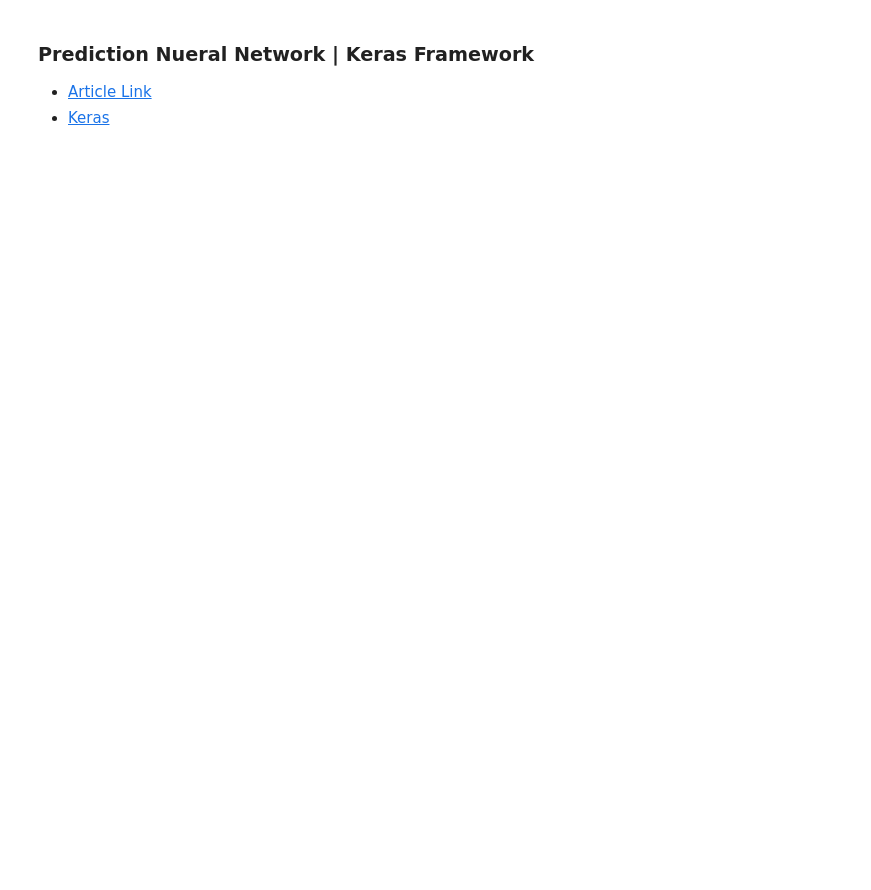
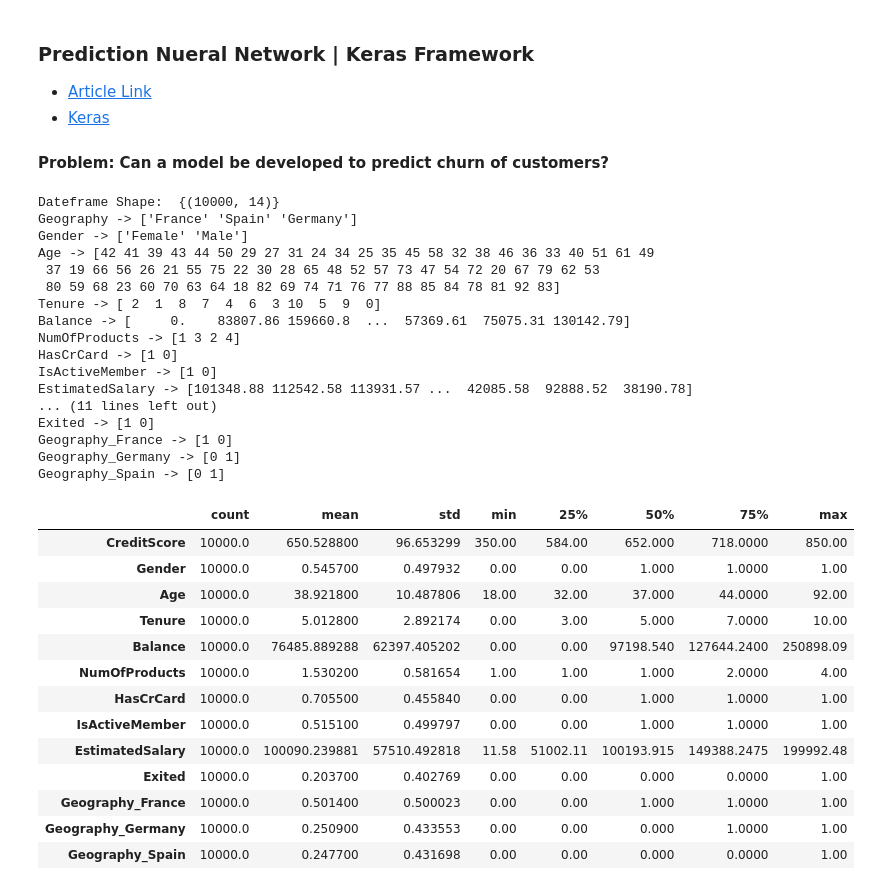
Before and after one commit to protovici/Data-Sciences, a Jupyter notebook: TensorFlow_Dev/churn_prediction.ipynb, the cells around one changed output. Saved outputs shown, nothing was run; the diff lists cells and outputs as text; code cells hidden in the pictures; blank space fills up the shorter version.

```diff
--- a/TensorFlow_Dev/churn_prediction.ipynb
+++ b/TensorFlow_Dev/churn_prediction.ipynb
@@ -2,6 +2,8 @@
 ### Prediction Nueral Network | Keras Framework
 - [Article Link](https://www.kaggle.com/youssefhesham8/chrun-bank-data-with-simple-ann)
 - [Keras](https://keras.io/api/models/sequential/)
+
+#### Problem: Can a model be developed to predict churn of customers?
 # %%
 import numpy as np # linear algebra
 import pandas as pd # data processing, CSV file I/O (e.g. pd.read_csv)
@@ -17,18 +19,52 @@ import matplotlib.pyplot as plt
 import shap
 from imblearn.over_sampling import SMOTE
 # %%
-df = pd.read_csv(r'E:\random_data\Churn_Modelling.csv')
+df = pd.read_csv(r'C:\Data Sciences\Data\all_data_files\Churn_Modelling.csv')
 print('\nDateframe Shape: ', {df.shape})
 
 df.drop(['RowNumber', 'CustomerId', 'Surname'], axis = 1, inplace=True)
 
 for i in df.columns:
     if i != 'CreditScore':
        print(f"{i} -> {df[i].unique()}")
 
 df['Gender'] = df['Gender'].replace({'Male':1 , 'Female':0})
 df = pd.get_dummies(data = df, columns=['Geography'])
 
 for i in df.columns:
     if i != 'CreditScore':
        print(f"{i} -> {df[i].unique()}")
+
+df.describe().transpose()
+# %% [output]
+Dateframe Shape:  {(10000, 14)}
+Geography -> ['France' 'Spain' 'Germany']
+Gender -> ['Female' 'Male']
+Age -> [42 41 39 43 44 50 29 27 31 24 34 25 35 45 58 32 38 46 36 33 40 51 61 49
+ 37 19 66 56 26 21 55 75 22 30 28 65 48 52 57 73 47 54 72 20 67 79 62 53
+ 80 59 68 23 60 70 63 64 18 82 69 74 71 76 77 88 85 84 78 81 92 83]
+Tenure -> [ 2  1  8  7  4  6  3 10  5  9  0]
+Balance -> [     0.    83807.86 159660.8  ...  57369.61  75075.31 130142.79]
+NumOfProducts -> [1 3 2 4]
+HasCrCard -> [1 0]
+IsActiveMember -> [1 0]
+EstimatedSalary -> [101348.88 112542.58 113931.57 ...  42085.58  92888.52  38190.78]
+... (11 lines left out)
+Exited -> [1 0]
+Geography_France -> [1 0]
+Geography_Germany -> [0 1]
+Geography_Spain -> [0 1]
+|  | count | mean | std | min | 25% | 50% | 75% | max |
+| CreditScore | 10000.0 | 650.528800 | 96.653299 | 350.00 | 584.00 | 652.000 | 718.0000 | 850.00 |
+| Gender | 10000.0 | 0.545700 | 0.497932 | 0.00 | 0.00 | 1.000 | 1.0000 | 1.00 |
+| Age | 10000.0 | 38.921800 | 10.487806 | 18.00 | 32.00 | 37.000 | 44.0000 | 92.00 |
+| Tenure | 10000.0 | 5.012800 | 2.892174 | 0.00 | 3.00 | 5.000 | 7.0000 | 10.00 |
+| Balance | 10000.0 | 76485.889288 | 62397.405202 | 0.00 | 0.00 | 97198.540 | 127644.2400 | 250898.09 |
+| NumOfProducts | 10000.0 | 1.530200 | 0.581654 | 1.00 | 1.00 | 1.000 | 2.0000 | 4.00 |
+| HasCrCard | 10000.0 | 0.705500 | 0.455840 | 0.00 | 0.00 | 1.000 | 1.0000 | 1.00 |
+| IsActiveMember | 10000.0 | 0.515100 | 0.499797 | 0.00 | 0.00 | 1.000 | 1.0000 | 1.00 |
+| EstimatedSalary | 10000.0 | 100090.239881 | 57510.492818 | 11.58 | 51002.11 | 100193.915 | 149388.2475 | 199992.48 |
+| Exited | 10000.0 | 0.203700 | 0.402769 | 0.00 | 0.00 | 0.000 | 0.0000 | 1.00 |
+| Geography_France | 10000.0 | 0.501400 | 0.500023 | 0.00 | 0.00 | 1.000 | 1.0000 | 1.00 |
+| Geography_Germany | 10000.0 | 0.250900 | 0.433553 | 0.00 | 0.00 | 0.000 | 1.0000 | 1.00 |
+| Geography_Spain | 10000.0 | 0.247700 | 0.431698 | 0.00 | 0.00 | 0.000 | 0.0000 | 1.00 |
```
Also changed, not shown: parts of 12 cells of this notebook, 2 other files.
